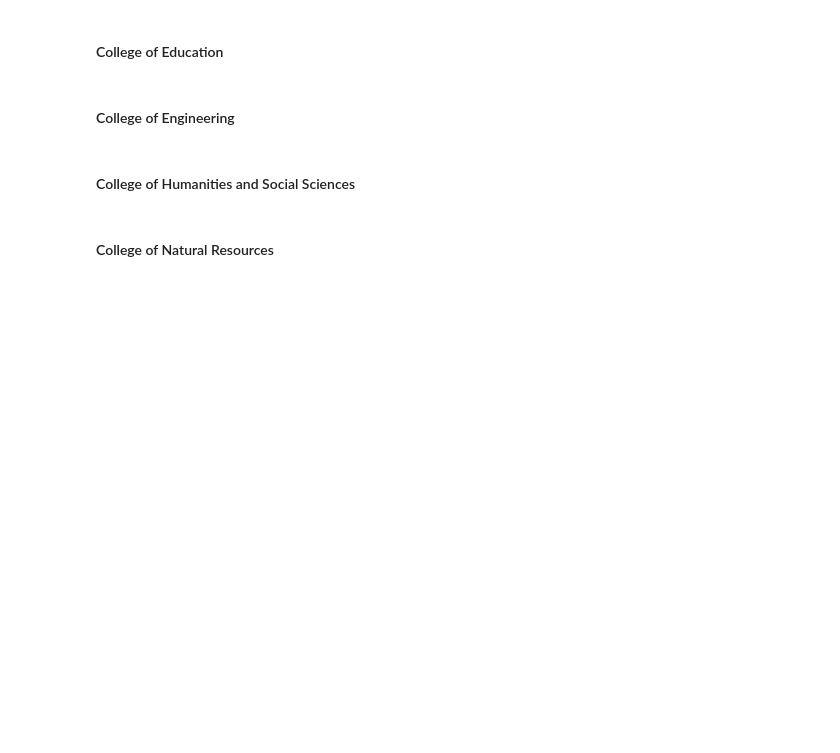
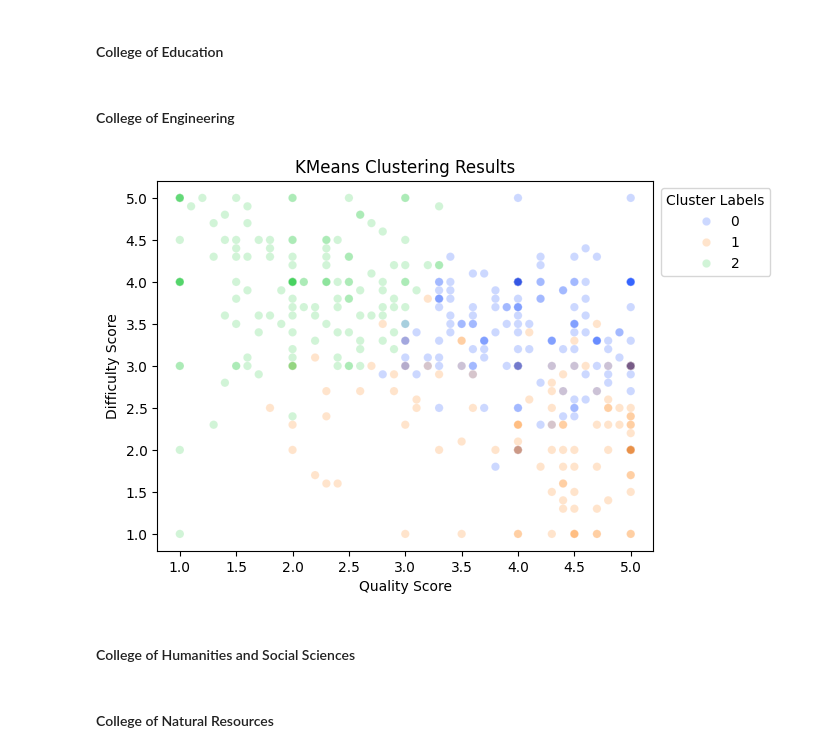
Before and after one commit to BrandonTroy/professor-clustering-analysis, a Jupyter notebook: college_clustering.ipynb, the cells around one changed output. Drawn from its saved outputs; the diff is of its cells as text; code cells hidden in the pictures; blank space fills up the shorter version.

Commit message:
Cluster labels and added legend

```diff
--- a/college_clustering.ipynb
+++ b/college_clustering.ipynb
@@ -165,17 +187,19 @@ HTML(ani.to_jshtml())
 # %%
 college_df = df[df['College'] == 'College of Engineering']
 college = college_df[['Quality Score', 'Difficulty Score', 'GPA']]
 best_kmeans = Pipeline([
     ('scaler', StandardScaler()),
     ('pca', PCA(n_components=3)),
     ('km', KMeans(n_clusters=3, random_state=random_seed))])
 output = best_kmeans.fit_predict(college)
 sns.scatterplot(x=college['Quality Score'], y=college['Difficulty Score'], hue=output, palette='bright', alpha=0.2)
-plt.legend(bbox_to_anchor=(1.15, 1), loc='upper right')
+plt.legend(title="Cluster Labels", bbox_to_anchor=(1.25, 1), loc='upper right')
 plt.title("KMeans Clustering Results")
 plt.xlabel("Quality Score")
 plt.ylabel("Difficulty Score")
 plt.show()
+# %% [output]
+[figure, added]
 # %%
 # 3D plot with GPA as the third axis
 fig = plt.figure(figsize=(10, 8))
```
Also changed, not shown: parts of 17 cells of this notebook, 1 other file.
